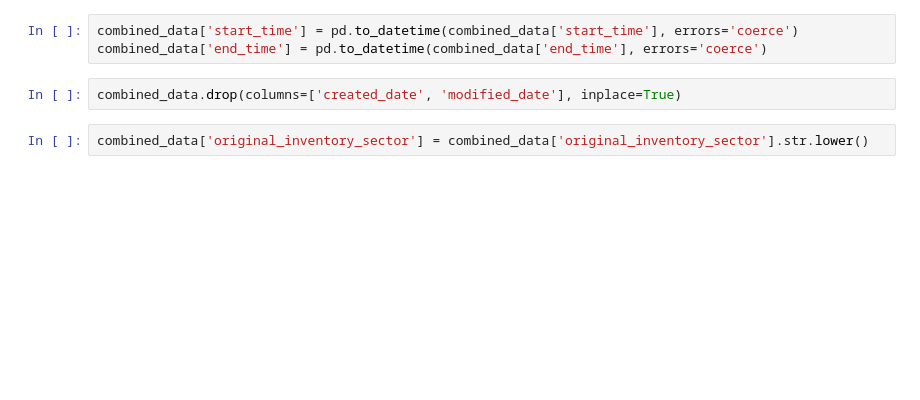
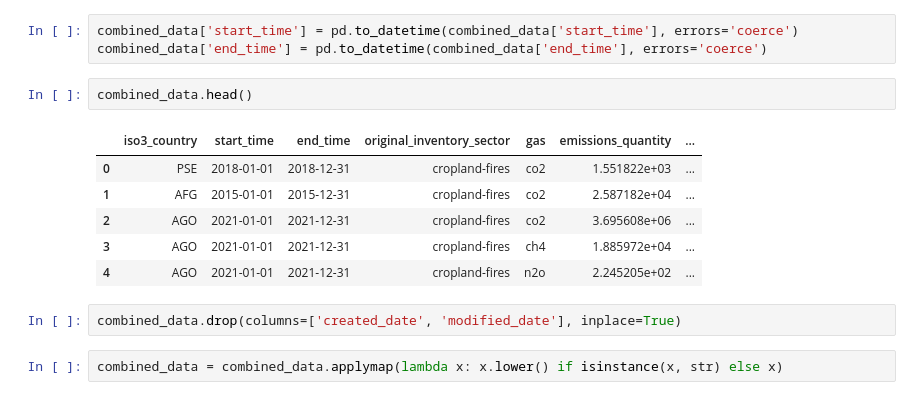
Before and after one commit to kaiden-ong/GreenhouseGases, a Jupyter notebook: Deliverable 2/deliverable2.ipynb, the cells around one changed output. Drawn from its saved outputs; the diff is of its cells as text; blank space fills up the shorter version.

```diff
--- a/Deliverable 2/deliverable2.ipynb
+++ b/Deliverable 2/deliverable2.ipynb
@@ -73,10 +82,19 @@ File country_synthetic-fertilizer-application_emissions.csv columns: Index(['iso
 # %%
 combined_data['start_time'] = pd.to_datetime(combined_data['start_time'], errors='coerce')
 combined_data['end_time'] = pd.to_datetime(combined_data['end_time'], errors='coerce')
+# %%
+combined_data.head()
+# %% [output]
+|  | iso3_country | start_time | end_time | original_inventory_sector | gas | emissions_quantity | ... |
+| 0 | PSE | 2018-01-01 | 2018-12-31 | cropland-fires | co2 | 1.551822e+03 | ... |
+| 1 | AFG | 2015-01-01 | 2015-12-31 | cropland-fires | co2 | 2.587182e+04 | ... |
+| 2 | AGO | 2021-01-01 | 2021-12-31 | cropland-fires | co2 | 3.695608e+06 | ... |
+| 3 | AGO | 2021-01-01 | 2021-12-31 | cropland-fires | ch4 | 1.885972e+04 | ... |
+| 4 | AGO | 2021-01-01 | 2021-12-31 | cropland-fires | n2o | 2.245205e+02 | ... |
 # %%
 combined_data.drop(columns=['created_date', 'modified_date'], inplace=True)
-# %%
-combined_data['original_inventory_sector'] = combined_data['original_inventory_sector'].str.lower()
+# %%
+combined_data = combined_data.applymap(lambda x: x.lower() if isinstance(x, str) else x)
 # %%
 combined_data.head()
 # %% [output]
```
Also changed, not shown: parts of 17 cells of this notebook, 1 other file.
